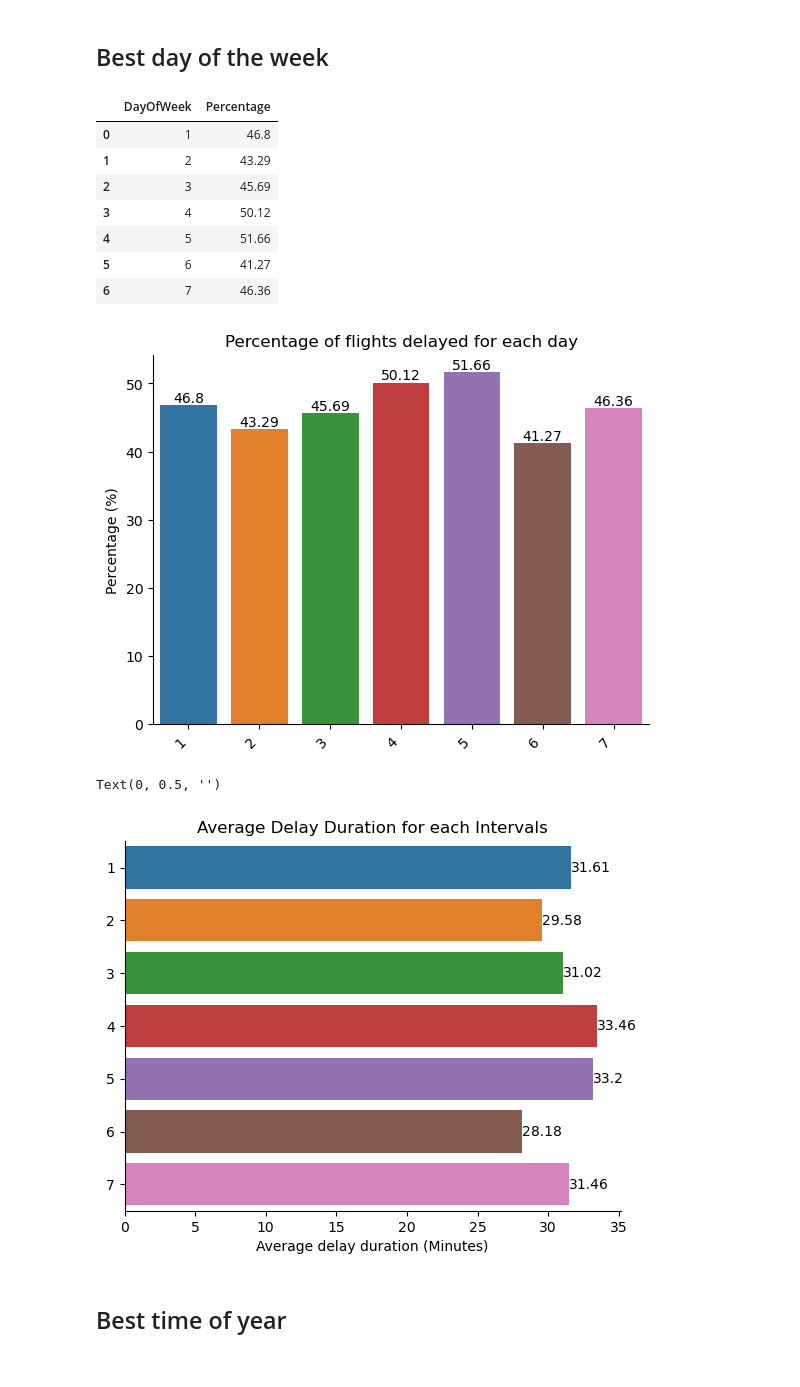
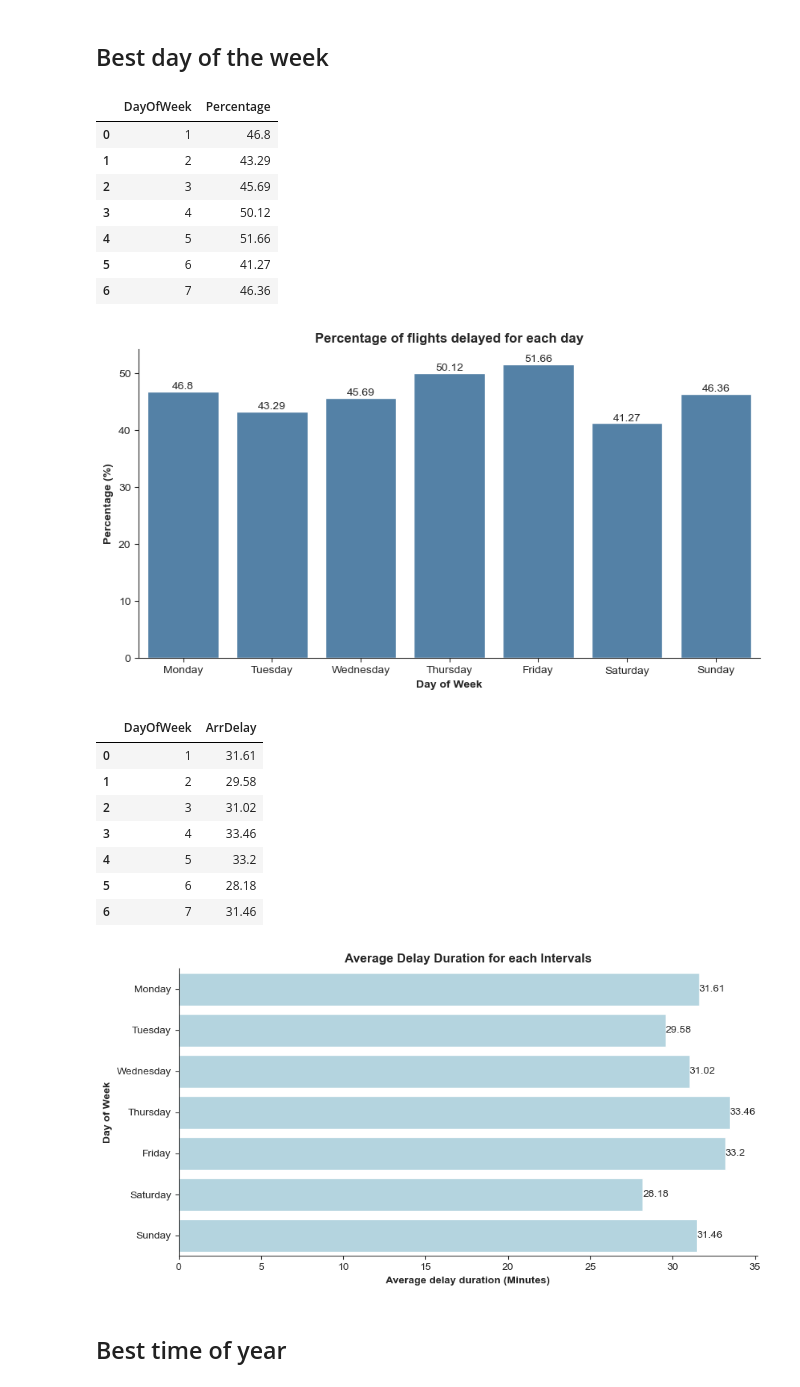
Before and after one commit to zxloo002/st2195cw, a Jupyter notebook: ZhiXian_Python.ipynb, the cells around one changed output. Saved outputs shown, nothing was run; the diff lists cells and outputs as text; code cells hidden in the pictures.

```diff
--- a/ZhiXian_Python.ipynb
+++ b/ZhiXian_Python.ipynb
@@ -21,6 +21,7 @@ from sklearn.compose import ColumnTransformer
 
 #change to display all columns
 pd.set_option('display.max_columns', None)
+sns.set_style("ticks")
 # %% [markdown]
 # Load the data from the CSV files
 # %% [markdown]
@@ -141,40 +142,56 @@ Text(0, 0.5, '')
 # %%
 #Percentage of delayed flights for each interval
 wpercent = flight.groupby('DayOfWeek').ADelay.mean().reset_index()
 wpercent['Percentage'] = (wpercent['ADelay'] * 100).round(2)
 wpercent.drop(['ADelay'], axis= 1, inplace= True)
 display(wpercent)
 
-ax = sns.barplot(x= 'DayOfWeek', y = 'Percentage', data=wpercent)
+fig, ax = plt.subplots(figsize = (10,5))
+ax = sns.barplot(x= 'DayOfWeek', y = 'Percentage', data=wpercent, color= 'steelblue')
 sns.despine()
 ax.bar_label(ax.containers[0])
-plt.xlabel("")
-plt.ylabel("Percentage (%)")
-plt.xticks(rotation= 45, ha= 'right')
-plt.title("Percentage of flights delayed for each day")
+plt.xlabel("Day of Week", fontweight='bold')
+plt.ylabel("Percentage (%)", fontweight='bold')
+positions = (0, 1, 2, 3, 4, 5, 6)
+labels = ("Monday", "Tuesday", "Wednesday", "Thursday", "Friday", "Saturday", "Sunday")
+plt.xticks(positions, labels)
+plt.title("Percentage of flights delayed for each day", fontweight='bold')
 plt.show()
 
 #Average delay duration per interval
 avg_delay = arrival_delay.groupby('DayOfWeek').ArrDelay.mean().reset_index()
 avg_delay['ArrDelay'] = avg_delay['ArrDelay'].round(2)
-ax = sns.barplot(y= 'DayOfWeek', x = 'ArrDelay', data=avg_delay, orient= 'h')
+display(avg_delay)
+
+fig, ax = plt.subplots(figsize = (10,5))
+ax = sns.barplot(y= 'DayOfWeek', x = 'ArrDelay', data=avg_delay, orient= 'h', color= 'lightblue')
 sns.despine()
 ax.bar_label(ax.containers[0])
-plt.title("Average Delay Duration for each Intervals")
-plt.xlabel("Average delay duration (Minutes)")
-plt.ylabel('')
+plt.title("Average Delay Duration for each Intervals", fontweight='bold')
+plt.xlabel("Average delay duration (Minutes)", fontweight='bold')
+plt.ylabel('Day of Week', fontweight='bold')
+positions = (0, 1, 2, 3, 4, 5, 6)
+labels = ("Monday", "Tuesday", "Wednesday", "Thursday", "Friday", "Saturday", "Sunday")
+plt.yticks(positions, labels);
 # %% [output]
 |  | DayOfWeek | Percentage |
 | 0 | 1 | 46.8 |
 | 1 | 2 | 43.29 |
 | 2 | 3 | 45.69 |
 | 3 | 4 | 50.12 |
 | 4 | 5 | 51.66 |
 | 5 | 6 | 41.27 |
 | 6 | 7 | 46.36 |
-[figure, old version]
+[figure, new version]
-Text(0, 0.5, '')
+|  | DayOfWeek | ArrDelay |
+| 0 | 1 | 31.61 |
+| 1 | 2 | 29.58 |
+| 2 | 3 | 31.02 |
+| 3 | 4 | 33.46 |
+| 4 | 5 | 33.2 |
+| 5 | 6 | 28.18 |
+| 6 | 7 | 31.46 |
-[figure, old version]
+[figure, new version]
 # %% [markdown]
 ## Best time of year
 # %%
```
Also changed, not shown: parts of 26 cells of this notebook.
